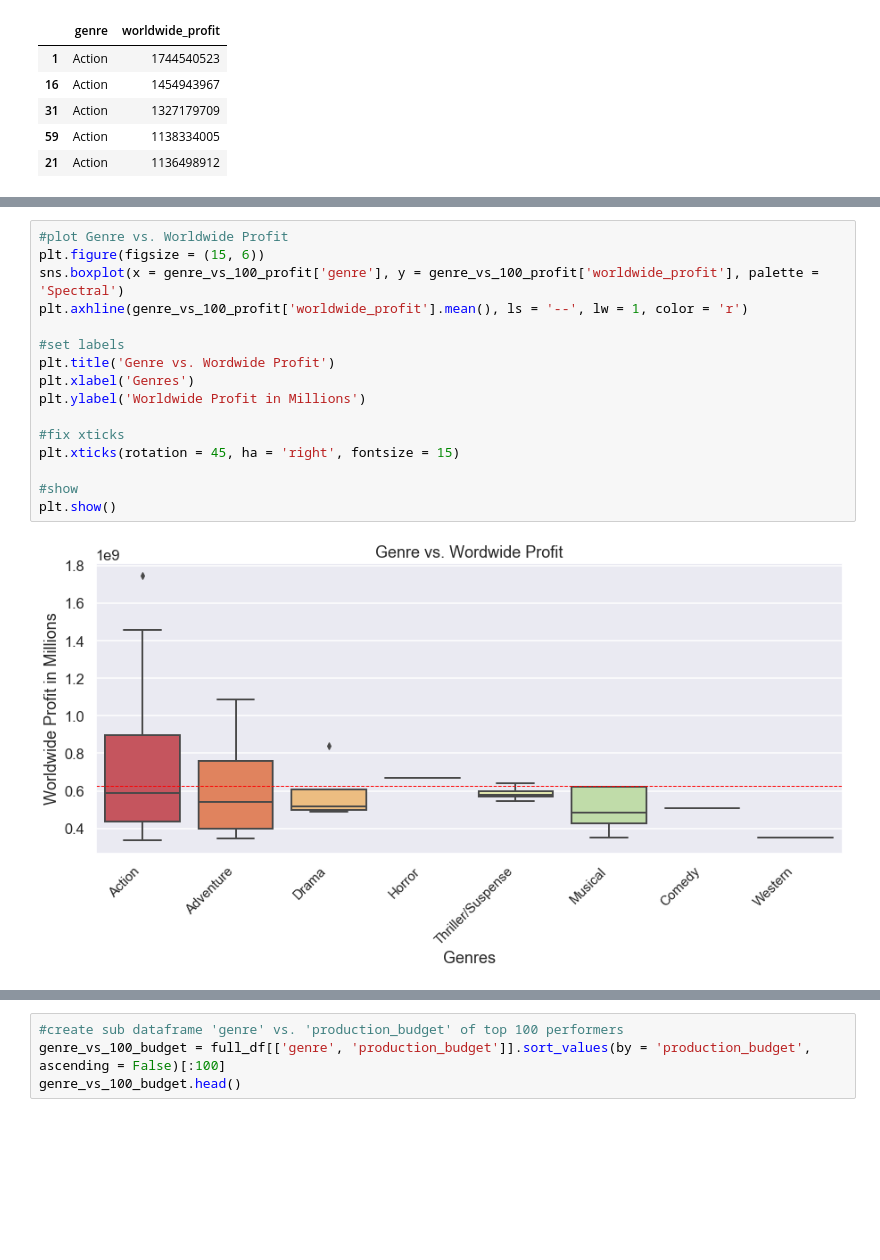
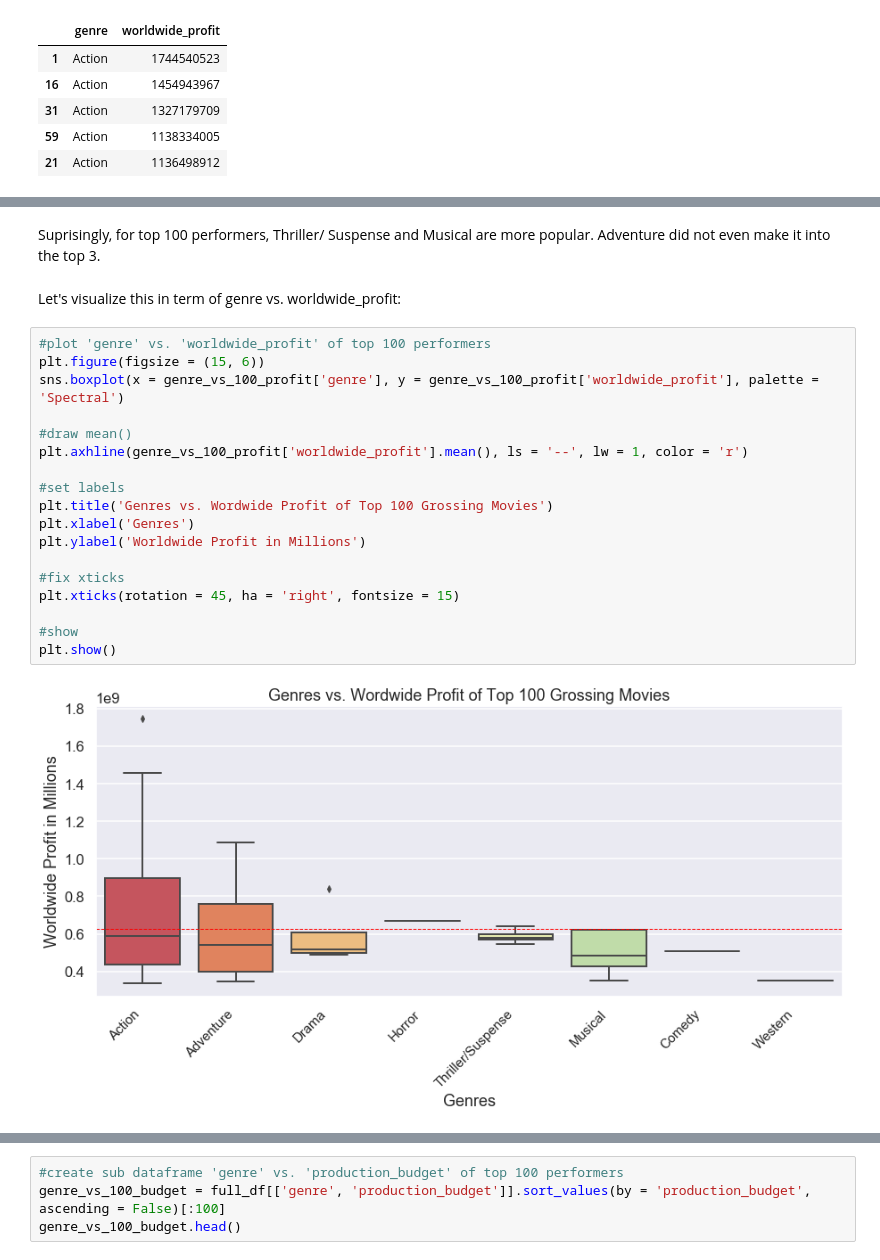
Before and after one commit to baotramduong/Porfolio_Project_The_Movie_Industry, a Jupyter notebook: Part III - Data Analysis & Visualization, Actionable Insight, Conclusion & Future Works.ipynb, the cells around one changed output, grey strips where cells are left out. Drawn from its saved outputs; the diff is of its cells as text; blank space fills up the shorter version.

```diff
--- a/Part III - Data Analysis & Visualization, Actionable Insight, Conclusion & Future Works.ipynb
+++ b/Part III - Data Analysis & Visualization, Actionable Insight, Conclusion & Future Works.ipynb
@@ -346,20 +409,26 @@ genre_vs_100_profit.head()
+# %% [markdown]
+Suprisingly, for top 100 performers, Thriller/ Suspense and Musical are more popular. Adventure did not even make it into the top 3.
+# %% [markdown]
+Let's visualize this in term of genre vs. worldwide_profit:
 # %%
-#plot Genre vs. Worldwide Profit
+#plot 'genre' vs. 'worldwide_profit' of top 100 performers
 plt.figure(figsize = (15, 6))
 sns.boxplot(x = genre_vs_100_profit['genre'], y = genre_vs_100_profit['worldwide_profit'], palette = 'Spectral')
+
+#draw mean()
 plt.axhline(genre_vs_100_profit['worldwide_profit'].mean(), ls = '--', lw = 1, color = 'r')
 
 #set labels
-plt.title('Genre vs. Wordwide Profit')
+plt.title('Genres vs. Wordwide Profit of Top 100 Grossing Movies')
 plt.xlabel('Genres')
 plt.ylabel('Worldwide Profit in Millions')
 
 #fix xticks
 plt.xticks(rotation = 45, ha = 'right', fontsize = 15)
 
 #show
 plt.show()
 # %% [output]
-[figure, old version]
+[figure, new version]
 # %%
 #save
```
Also changed, not shown: parts of 85 cells of this notebook.
